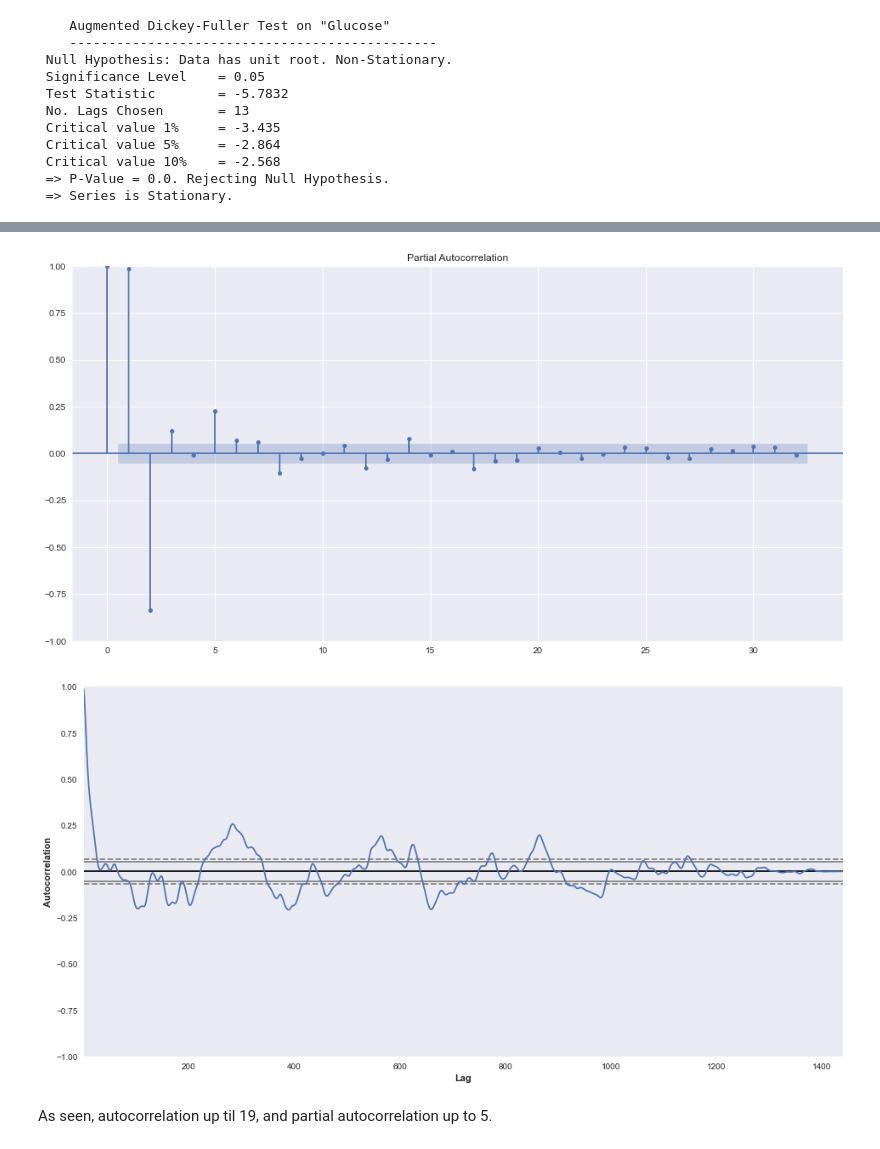
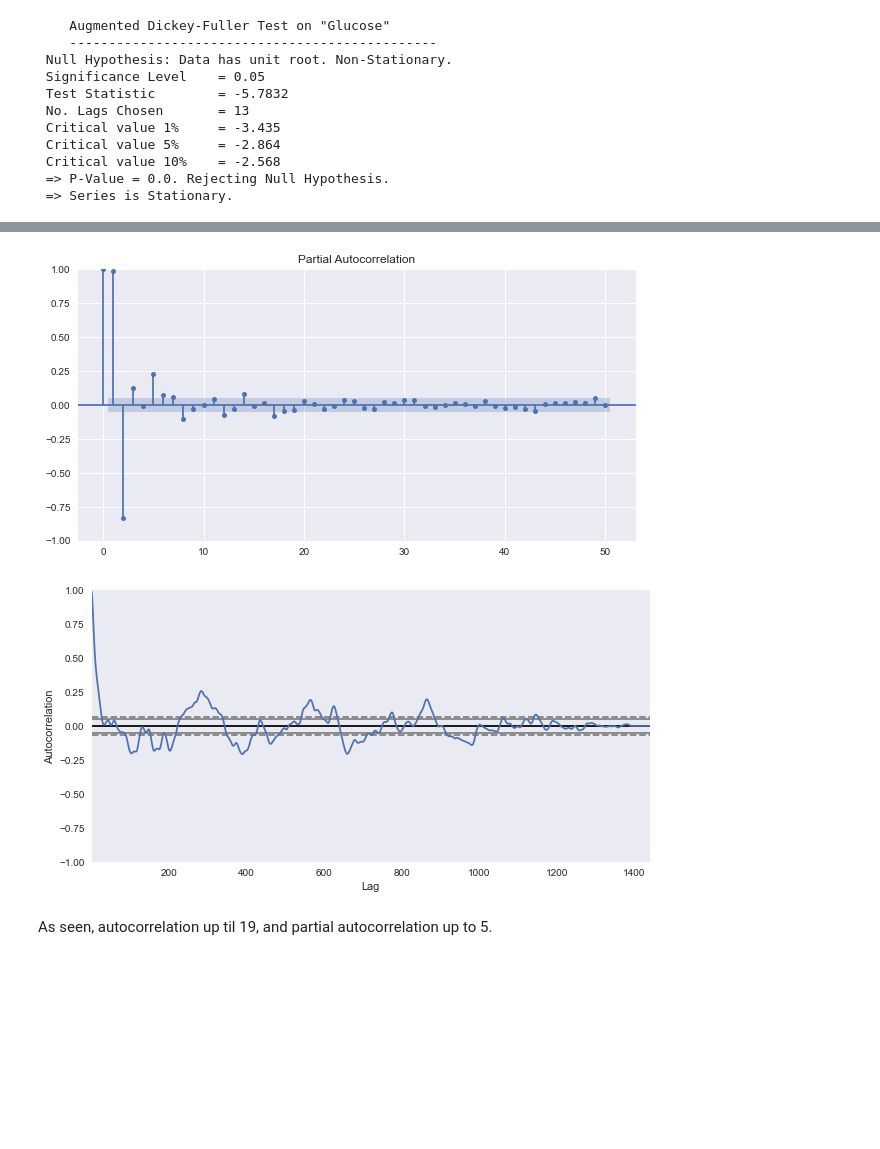
Before and after one commit to itsdarrenlee/BtechFYP, a Jupyter notebook: data/Phase 2 Trial (Mar 2022)/Analysis.ipynb, the cells around one changed output, grey strips where cells are left out. Saved outputs shown, nothing was run; the diff lists cells and outputs as text; code cells hidden in the pictures; blank space fills up the shorter version.

```diff
--- a/data/Phase 2 Trial (Mar 2022)/Analysis.ipynb
+++ b/data/Phase 2 Trial (Mar 2022)/Analysis.ipynb
@@ -244,7 +243,12 @@ adfuller_test(train['glucose'], name="Glucose")
  => P-Value = 0.0. Rejecting Null Hypothesis.
  => Series is Stationary.
 # %%
-acf = plot_acf(train['glucose'], alpha=0.05)
-pacf = plot_pacf(train['glucose'], alpha=0.05)
-autocor = autocorr_plot(train['glucose'])
+fig, ax = plt.subplots(figsize=(10, 5))
+acf = plot_acf(train['glucose'], ax=ax, alpha=0.05, lags=50)
+
+fig, ax = plt.subplots(figsize=(10, 5))
+pacf = plot_pacf(train['glucose'], ax=ax, alpha=0.05, lags=50)
+
+fig, ax = plt.subplots(figsize=(10, 5))
+autocorr_plot(train['glucose'])
 # %% [output]
@@ -252,5 +256,5 @@ autocor = autocorr_plot(train['glucose'])
-[figure, old version]
+[figure, new version]
-[figure, old version]
+[figure, new version]
 # %% [markdown]
 As seen, autocorrelation up til 19, and partial autocorrelation up to 5.
 # %%
```
Also changed, not shown: parts of 43 cells of this notebook.
